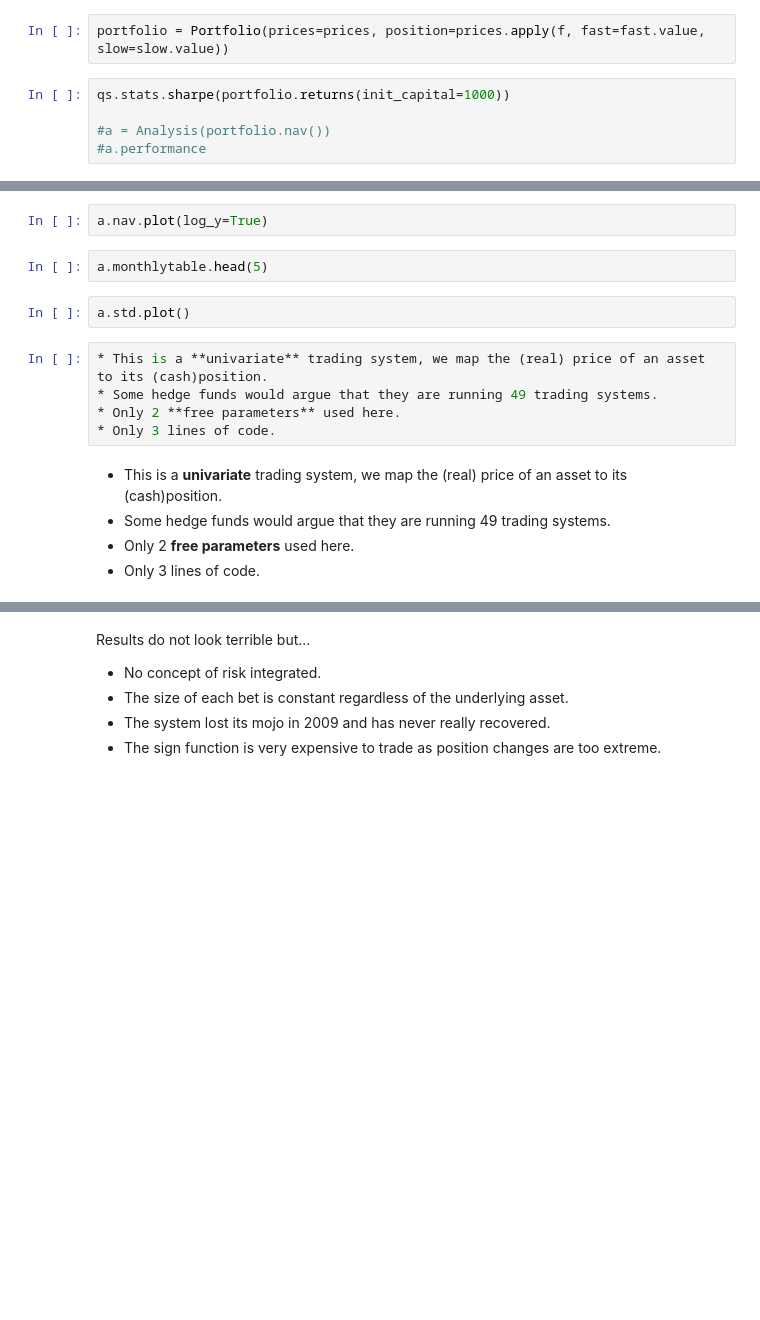
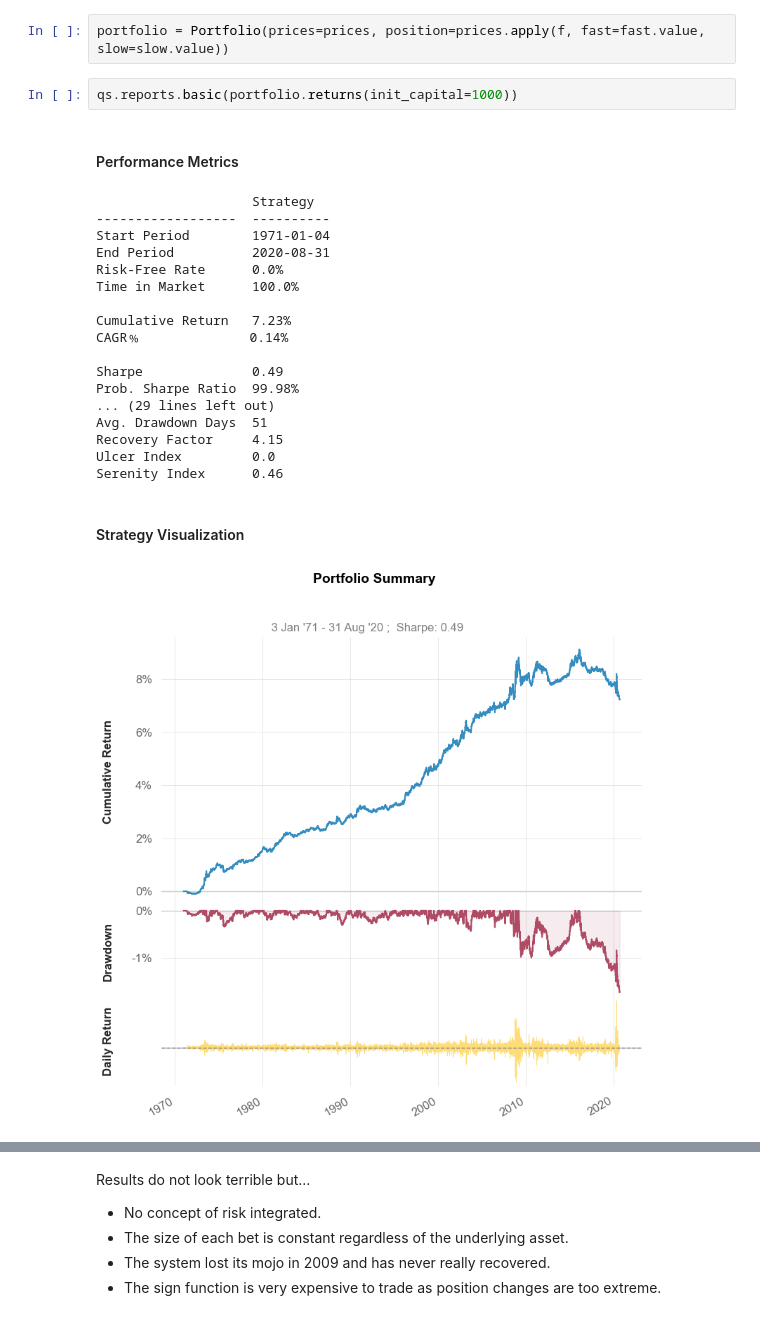
Before and after one commit to tschm/cs, a Jupyter notebook: _sources/docs/notebooks/Experiment1.ipynb, the cells around one changed output, grey strips where cells are left out. Drawn from its saved outputs; the diff is of its cells as text; blank space fills up the shorter version.

```diff
--- a/_sources/docs/notebooks/Experiment1.ipynb
+++ b/_sources/docs/notebooks/Experiment1.ipynb
@@ -37,7 +28,25 @@ HBox([left_box, right_box])
 # %%
 portfolio = Portfolio(prices=prices, position=prices.apply(f, fast=fast.value, slow=slow.value))
 # %%
-qs.stats.sharpe(portfolio.returns(init_capital=1000))
-
-#a = Analysis(portfolio.nav())
-#a.performance
+qs.reports.basic(portfolio.returns(init_capital=1000))
+# %% [output]
+Performance Metrics
+                    Strategy
+------------------  ----------
+Start Period        1971-01-04
+End Period          2020-08-31
+Risk-Free Rate      0.0%
+Time in Market      100.0%
+
+Cumulative Return   7.23%
+CAGR﹪              0.14%
+
+Sharpe              0.49
+Prob. Sharpe Ratio  99.98%
+... (29 lines left out)
+Avg. Drawdown Days  51
+Recovery Factor     4.15
+Ulcer Index         0.0
+Serenity Index      0.46
+Strategy Visualization
+[figure, added]
@@ -44,16 +53,0 @@ qs.stats.sharpe(portfolio.returns(init_capital=1000))
-# %%
-a.nav.plot(log_y=True)
-# %%
-a.monthlytable.head(5)
-# %%
-a.std.plot()
-# %%
-* This is a **univariate** trading system, we map the (real) price of an asset to its (cash)position.
-* Some hedge funds would argue that they are running 49 trading systems.
-* Only 2 **free parameters** used here.
-* Only 3 lines of code.
-# %% [markdown]
-* This is a **univariate** trading system, we map the (real) price of an asset to its (cash)position.
-* Some hedge funds would argue that they are running 49 trading systems.
-* Only 2 **free parameters** used here.
-* Only 3 lines of code.
```
Also changed, not shown: parts of 4 cells of this notebook, 8 other files.
